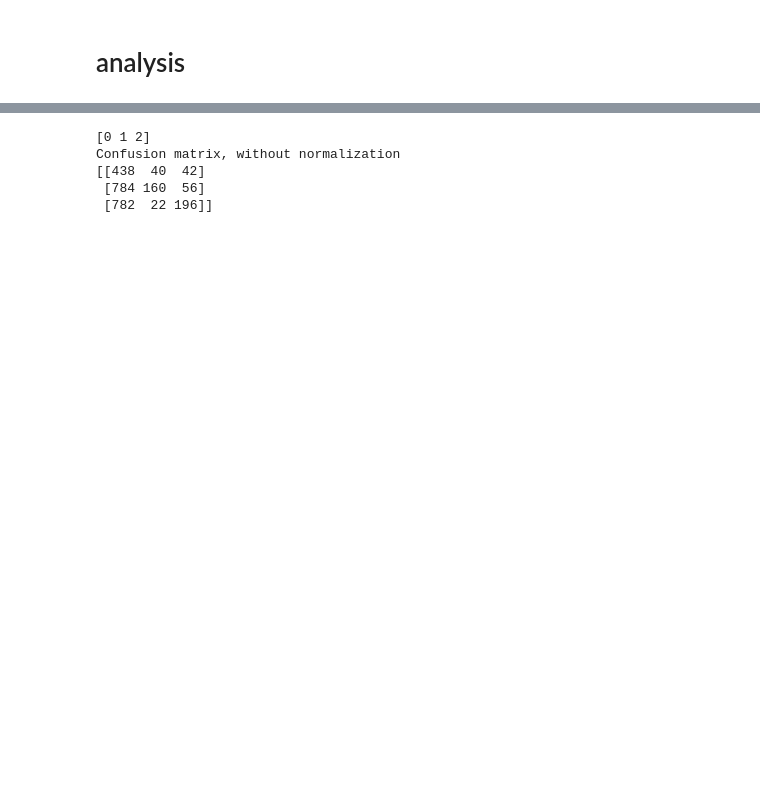
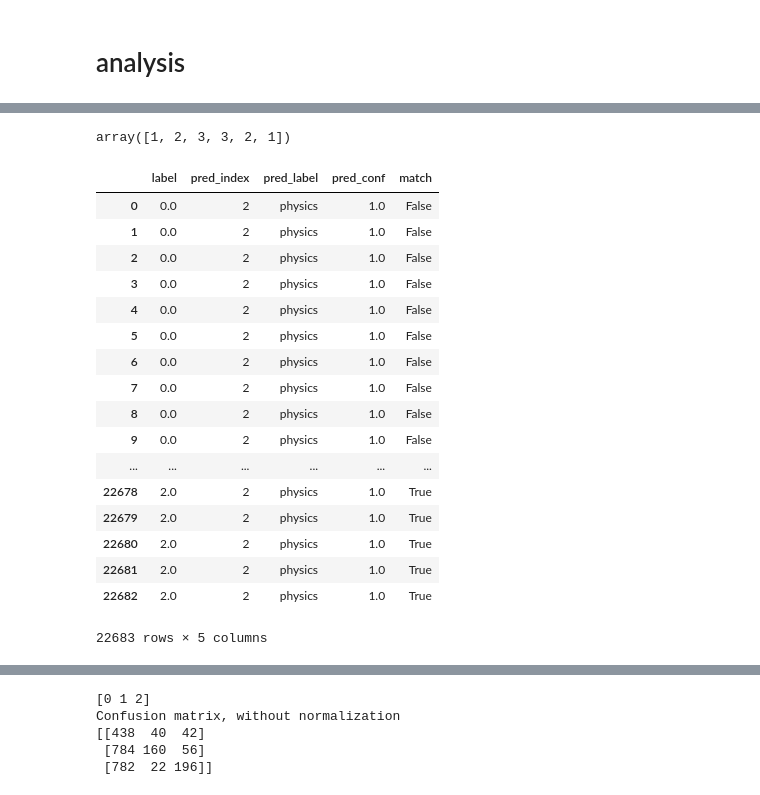
Before and after one commit to gdso-math/math-stack, a Jupyter notebook: notebooks/05_cv_clf_small.ipynb, the cells around one changed output, grey strips where cells are left out. Cells and saved outputs as stored; diff of their text form; code cells hidden in the pictures; blank space fills up the shorter version.

```diff
--- a/notebooks/05_cv_clf_small.ipynb
+++ b/notebooks/05_cv_clf_small.ipynb
@@ -300,3 +253,33 @@ def display_top_losses(prediction_df, k: int = 10):
     wrong_condition = ~prediction_df.match
     wrong_df = prediction_df[wrong_condition]
     return wrong_df.sort_values('pred_conf', ascending=False).iloc[0:k][['equation', 'pred_label', 'source', 'pred_index', 'label', 'pred_conf']]
+# %%
+import pandas as pd
+
+correct_labels = []
+predictions = []
+conf = []
+
+for i in range(len(train_dg)):
+    batch = train_dg[i]
+    X = batch[0]
+    yhat = model.predict(X)
+    for pred in yhat.argmax(axis=1):
+        predictions.append(pred)
+    for elem in batch[1]:
+        correct_labels.append(elem)
+    for con in yhat.max(axis=1):
+        conf.append(con)
+
+
+test = pd.DataFrame()
+test['predictions'] = np.asarray(predictions)
+test['correct_label'] = np.asarray(correct_labels)
+test['confidence'] = np.asarray(conf)
+# %%
+correct = []
+for i, row in test.iterrows():
+    correct.append(row.predictions == row.correct_label)
+
+test['is_right'] = np.asarray(correct)
+test.head()
@@ -303,3 +308,9 @@ def display_top_losses(prediction_df, k: int = 10):
+# %%
+thing = np.asarray([1,2,3])
+thing2 = np.asarray([3,2,1])
+np.append(thing, thing2)
+# %% [output]
+array([1, 2, 3, 3, 2, 1])
 # %%
 import pandas as pd
 
@@ -314,5 +325,39 @@ for i in range(len(val_dg)):
         index += 1
 
 output['label'] = labels
+# %%
+train = pd.DataFrame()
+
+labels = np.empty(22683)
+index = 0
+for i in range(len(train_dg)):
+    vals = train_dg[i][1]
+    for val in vals:
+        labels[index] = val
+        index += 1
+
+train['label'] = labels
 # %%
 predictions = predict_on_df(model, val_dg, output)
+# %%
+pred1 = predict_on_df(model, train_dg, train)
+pred1
+# %% [output]
+|  | label | pred_index | pred_label | pred_conf | match |
+| 0 | 0.0 | 2 | physics | 1.0 | False |
+| 1 | 0.0 | 2 | physics | 1.0 | False |
+| 2 | 0.0 | 2 | physics | 1.0 | False |
+| 3 | 0.0 | 2 | physics | 1.0 | False |
+| 4 | 0.0 | 2 | physics | 1.0 | False |
+| 5 | 0.0 | 2 | physics | 1.0 | False |
+| 6 | 0.0 | 2 | physics | 1.0 | False |
+| 7 | 0.0 | 2 | physics | 1.0 | False |
+| 8 | 0.0 | 2 | physics | 1.0 | False |
+| 9 | 0.0 | 2 | physics | 1.0 | False |
+| ... | ... | ... | ... | ... | ... |
+| 22678 | 2.0 | 2 | physics | 1.0 | True |
+| 22679 | 2.0 | 2 | physics | 1.0 | True |
+| 22680 | 2.0 | 2 | physics | 1.0 | True |
+| 22681 | 2.0 | 2 | physics | 1.0 | True |
+| 22682 | 2.0 | 2 | physics | 1.0 | True |
+22683 rows × 5 columns
```
Also changed, not shown: parts of 15 cells of this notebook.
